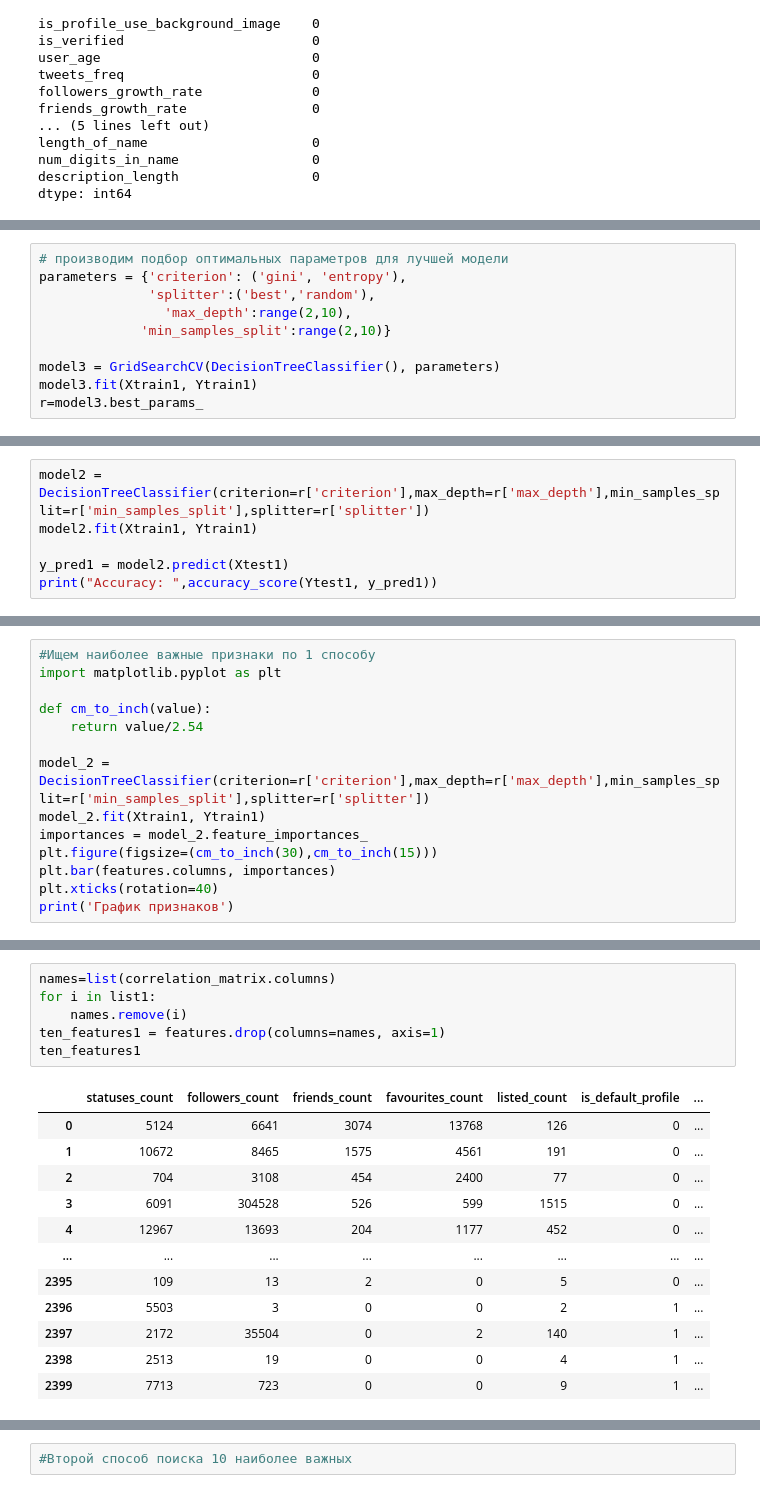
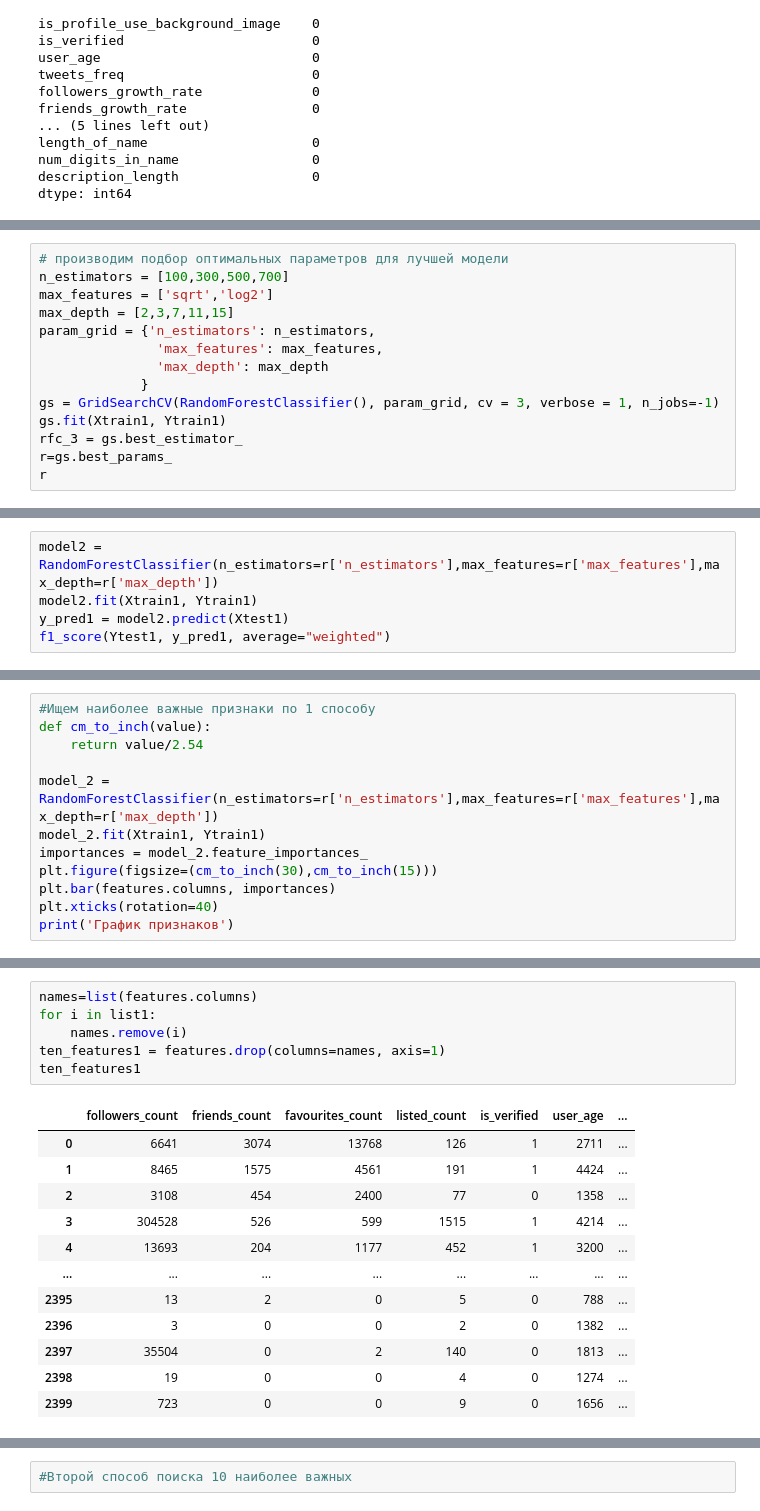
Before and after one commit to itsecd/ml-for-sec-lab1, a Jupyter notebook: Lab_1_1.ipynb, the cells around one changed output, grey strips where cells are left out. Cells and saved outputs as stored; diff of their text form.

```diff
--- a/Lab_1.ipynb
+++ b/Lab_1_1.ipynb
@@ -111,10 +131,0 @@ weighted avg       0.99      0.99      0.99      1200
-# %%
-# производим подбор оптимальных параметров для лучшей модели
-parameters = {'criterion': ('gini', 'entropy'),
-              'splitter':('best','random'),
-                'max_depth':range(2,10),
-             'min_samples_split':range(2,10)}
-
-model3 = GridSearchCV(DecisionTreeClassifier(), parameters)
-model3.fit(Xtrain1, Ytrain1)
-r=model3.best_params_
@@ -127,0 +132,14 @@ r
+# %%
+# производим подбор оптимальных параметров для лучшей модели
+n_estimators = [100,300,500,700]
+max_features = ['sqrt','log2']
+max_depth = [2,3,7,11,15]
+param_grid = {'n_estimators': n_estimators,
+               'max_features': max_features,
+               'max_depth': max_depth
+             }
+gs = GridSearchCV(RandomForestClassifier(), param_grid, cv = 3, verbose = 1, n_jobs=-1)
+gs.fit(Xtrain1, Ytrain1)
+rfc_3 = gs.best_estimator_
+r=gs.best_params_
+r
@@ -128,7 +149,6 @@ r
 # %%
-model2 = DecisionTreeClassifier(criterion=r['criterion'],max_depth=r['max_depth'],min_samples_split=r['min_samples_split'],splitter=r['splitter'])
+model2 = RandomForestClassifier(n_estimators=r['n_estimators'],max_features=r['max_features'],max_depth=r['max_depth'])
 model2.fit(Xtrain1, Ytrain1)
-
 y_pred1 = model2.predict(Xtest1)
-print("Accuracy: ",accuracy_score(Ytest1, y_pred1))
+f1_score(Ytest1, y_pred1, average="weighted")
 # %% [output]
@@ -156,11 +176,9 @@ dump(model2, filename="model.pkl")
 # %%
 #Ищем наиболее важные признаки по 1 способу
-import matplotlib.pyplot as plt
-
 def cm_to_inch(value):
     return value/2.54
 
-model_2 = DecisionTreeClassifier(criterion=r['criterion'],max_depth=r['max_depth'],min_samples_split=r['min_samples_split'],splitter=r['splitter'])
+model_2 = RandomForestClassifier(n_estimators=r['n_estimators'],max_features=r['max_features'],max_depth=r['max_depth'])
 model_2.fit(Xtrain1, Ytrain1)
 importances = model_2.feature_importances_
 plt.figure(figsize=(cm_to_inch(30),cm_to_inch(15)))
@@ -193,22 +211,22 @@ list1
 # %%
-names=list(correlation_matrix.columns)
+names=list(features.columns)
 for i in list1:
     names.remove(i)
 ten_features1 = features.drop(columns=names, axis=1)
 ten_features1
 # %% [output]
-|  | statuses_count | followers_count | friends_count | favourites_count | listed_count | is_default_profile | ... |
-| 0 | 5124 | 6641 | 3074 | 13768 | 126 | 0 | ... |
-| 1 | 10672 | 8465 | 1575 | 4561 | 191 | 0 | ... |
-| 2 | 704 | 3108 | 454 | 2400 | 77 | 0 | ... |
-| 3 | 6091 | 304528 | 526 | 599 | 1515 | 0 | ... |
-| 4 | 12967 | 13693 | 204 | 1177 | 452 | 0 | ... |
+|  | followers_count | friends_count | favourites_count | listed_count | is_verified | user_age | ... |
+| 0 | 6641 | 3074 | 13768 | 126 | 1 | 2711 | ... |
+| 1 | 8465 | 1575 | 4561 | 191 | 1 | 4424 | ... |
+| 2 | 3108 | 454 | 2400 | 77 | 0 | 1358 | ... |
+| 3 | 304528 | 526 | 599 | 1515 | 1 | 4214 | ... |
+| 4 | 13693 | 204 | 1177 | 452 | 1 | 3200 | ... |
 | ... | ... | ... | ... | ... | ... | ... | ... |
-| 2395 | 109 | 13 | 2 | 0 | 5 | 0 | ... |
-| 2396 | 5503 | 3 | 0 | 0 | 2 | 1 | ... |
-| 2397 | 2172 | 35504 | 0 | 2 | 140 | 1 | ... |
-| 2398 | 2513 | 19 | 0 | 0 | 4 | 1 | ... |
-| 2399 | 7713 | 723 | 0 | 0 | 9 | 1 | ... |
+| 2395 | 13 | 2 | 0 | 5 | 0 | 788 | ... |
+| 2396 | 3 | 0 | 0 | 2 | 0 | 1382 | ... |
+| 2397 | 35504 | 0 | 2 | 140 | 0 | 1813 | ... |
+| 2398 | 19 | 0 | 0 | 4 | 0 | 1274 | ... |
+| 2399 | 723 | 0 | 0 | 9 | 0 | 1656 | ... |
 2400 rows × 10 columns
 # %%
 # разделяем на тестовые и тренировочные данные
```
Also changed, not shown: parts of 42 cells of this notebook, 5 other files.
